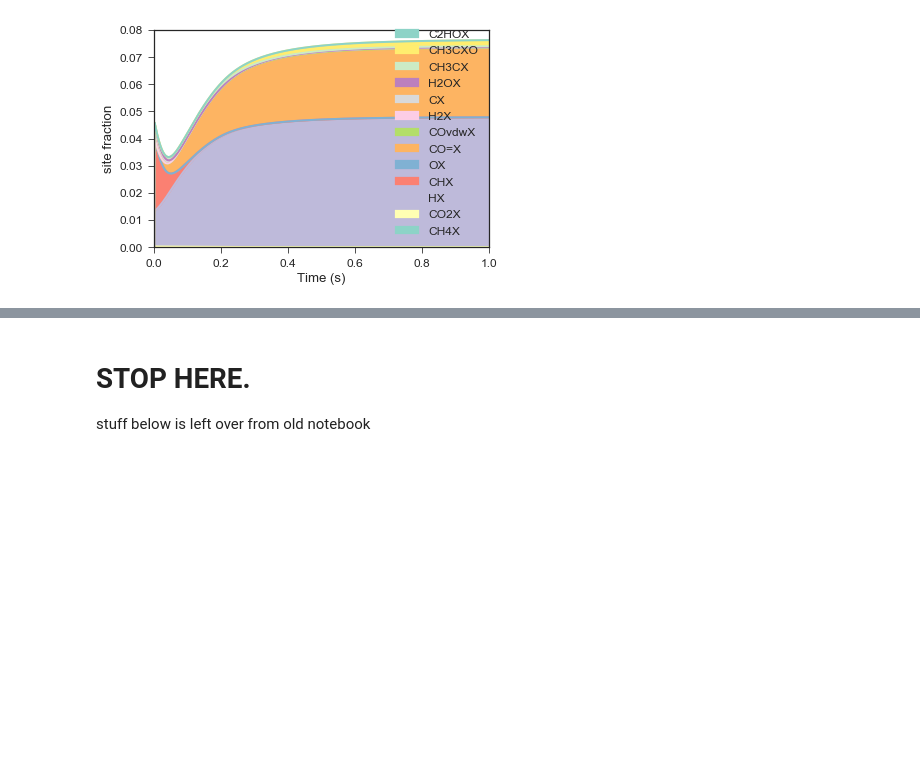
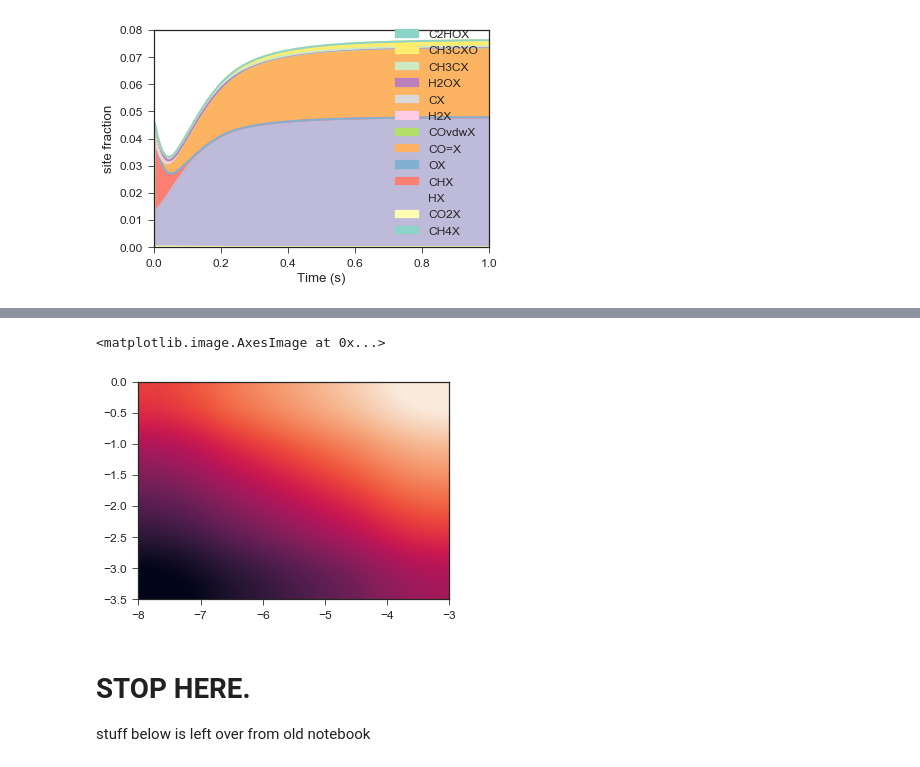
Before and after one commit to rwest/linear-scaling-tests, a Jupyter notebook: RMG-Cat-dry-reforming.ipynb, the cells around one changed output, grey strips where cells are left out. Saved outputs shown, nothing was run; the diff lists cells and outputs as text; code cells hidden in the pictures; blank space fills up the shorter version.

```diff
--- a/RMG-Cat-dry-reforming.ipynb
+++ b/RMG-Cat-dry-reforming.ipynb
@@ -228,3 +367,8 @@ The 13 surface species that exceed 1e-6 mol at some point
+# %%
+plt.imshow(rate, interpolation='spline16', origin='lower', extent=(-8,-3, -3.5,0), aspect='equal')
+# %% [output]
+<matplotlib.image.AxesImage at 0x...>
+[figure, added]
 # %% [markdown]
 # STOP HERE.
 stuff below is left over from old notebook
```
Also changed, not shown: parts of 14 cells of this notebook, 2 other files.
